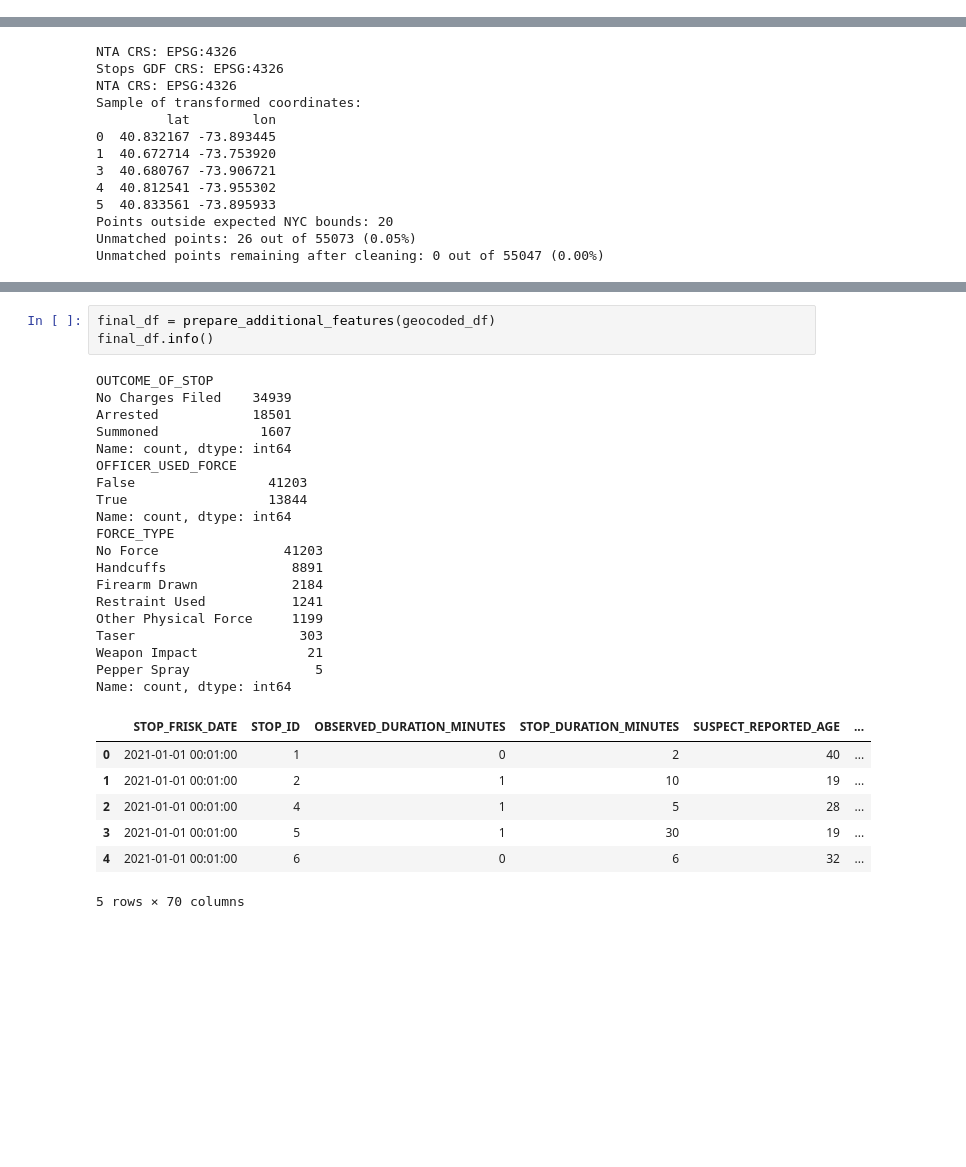
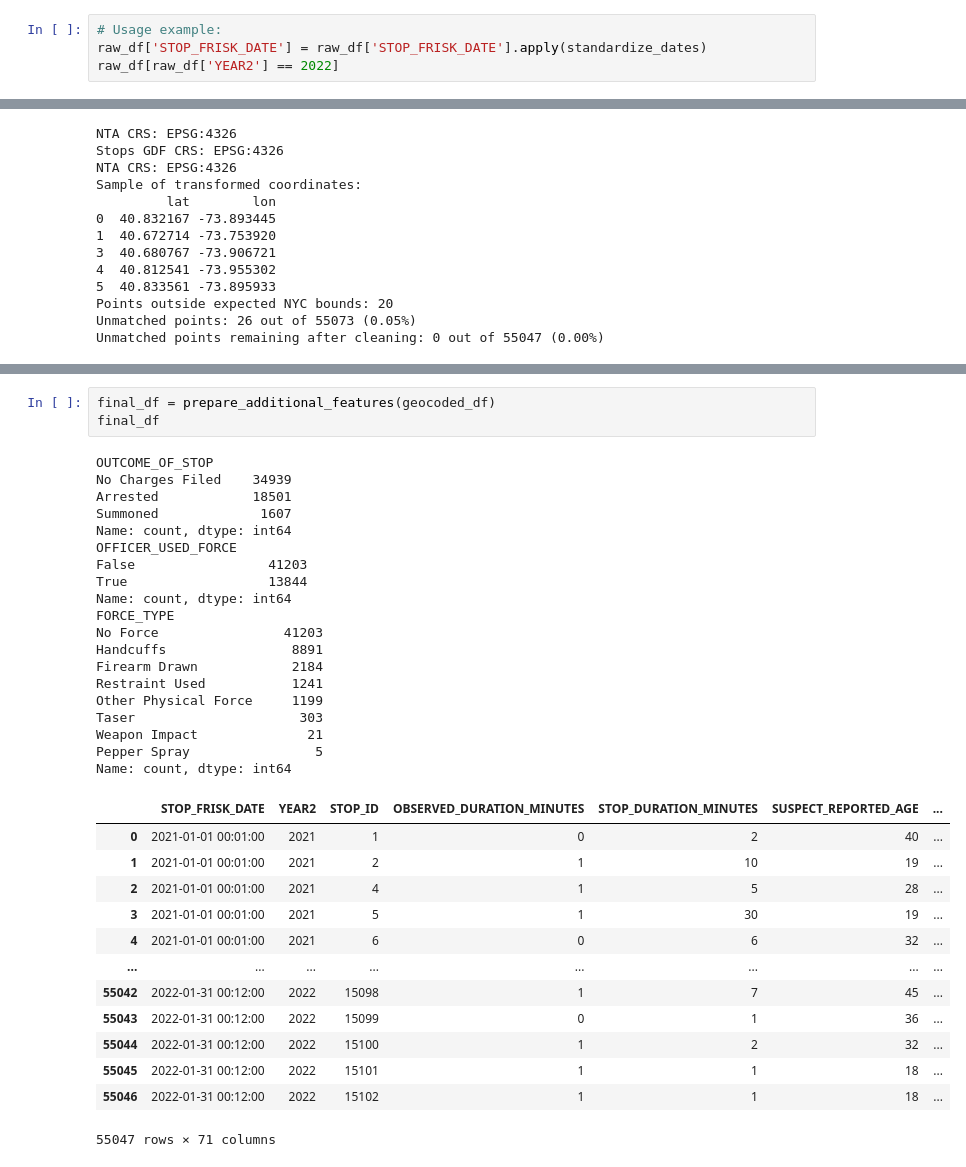
Before and after one commit to gbangban/ml-supervised-kim, a Jupyter notebook: 1. Data Processing.ipynb, the cells around one changed output, grey strips where cells are left out. Cells and saved outputs as stored; diff of their text form; blank space fills up the shorter version.

```diff
--- a/1. Data Processing.ipynb
+++ b/1. Data Processing.ipynb
@@ -35,0 +31,4 @@ raw_df.head()
+# %%
+# Usage example:
+raw_df['STOP_FRISK_DATE'] = raw_df['STOP_FRISK_DATE'].apply(standardize_dates)
+raw_df[raw_df['YEAR2'] == 2022]
@@ -83,31 +96,37 @@ Columns: [STOP_ID, ntaname, STOP_LOCATION_BORO_NAME, boroname]
 Index: []
 # %%
 final_df = prepare_additional_features(geocoded_df)
-final_df.info()
+final_df
 # %% [output]
 OUTCOME_OF_STOP
 No Charges Filed    34939
 Arrested            18501
 Summoned             1607
 Name: count, dtype: int64
 OFFICER_USED_FORCE
 False                 41203
 True                  13844
 Name: count, dtype: int64
 FORCE_TYPE
 No Force                41203
 Handcuffs                8891
 Firearm Drawn            2184
 Restraint Used           1241
 Other Physical Force     1199
 Taser                     303
 Weapon Impact              21
 Pepper Spray                5
 Name: count, dtype: int64
-|  | STOP_FRISK_DATE | STOP_ID | OBSERVED_DURATION_MINUTES | STOP_DURATION_MINUTES | SUSPECT_REPORTED_AGE | ... |
-| 0 | 2021-01-01 00:01:00 | 1 | 0 | 2 | 40 | ... |
-| 1 | 2021-01-01 00:01:00 | 2 | 1 | 10 | 19 | ... |
-| 2 | 2021-01-01 00:01:00 | 4 | 1 | 5 | 28 | ... |
-| 3 | 2021-01-01 00:01:00 | 5 | 1 | 30 | 19 | ... |
-| 4 | 2021-01-01 00:01:00 | 6 | 0 | 6 | 32 | ... |
+|  | STOP_FRISK_DATE | YEAR2 | STOP_ID | OBSERVED_DURATION_MINUTES | STOP_DURATION_MINUTES | SUSPECT_REPORTED_AGE | ... |
+| 0 | 2021-01-01 00:01:00 | 2021 | 1 | 0 | 2 | 40 | ... |
+| 1 | 2021-01-01 00:01:00 | 2021 | 2 | 1 | 10 | 19 | ... |
+| 2 | 2021-01-01 00:01:00 | 2021 | 4 | 1 | 5 | 28 | ... |
+| 3 | 2021-01-01 00:01:00 | 2021 | 5 | 1 | 30 | 19 | ... |
+| 4 | 2021-01-01 00:01:00 | 2021 | 6 | 0 | 6 | 32 | ... |
+| ... | ... | ... | ... | ... | ... | ... | ... |
+| 55042 | 2022-01-31 00:12:00 | 2022 | 15098 | 1 | 7 | 45 | ... |
+| 55043 | 2022-01-31 00:12:00 | 2022 | 15099 | 0 | 1 | 36 | ... |
+| 55044 | 2022-01-31 00:12:00 | 2022 | 15100 | 1 | 2 | 32 | ... |
+| 55045 | 2022-01-31 00:12:00 | 2022 | 15101 | 1 | 1 | 18 | ... |
+| 55046 | 2022-01-31 00:12:00 | 2022 | 15102 | 1 | 1 | 18 | ... |
-5 rows × 70 columns
+55047 rows × 71 columns
```
Also changed, not shown: parts of 6 cells of this notebook, 2 other files.
